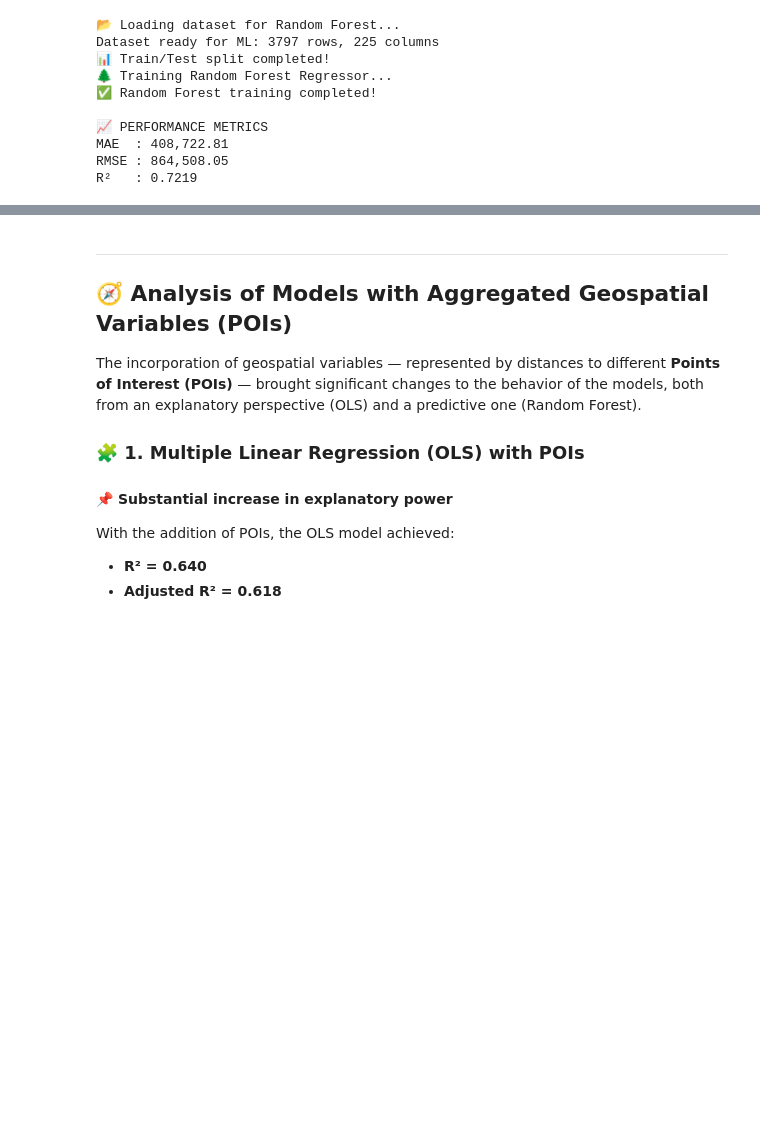
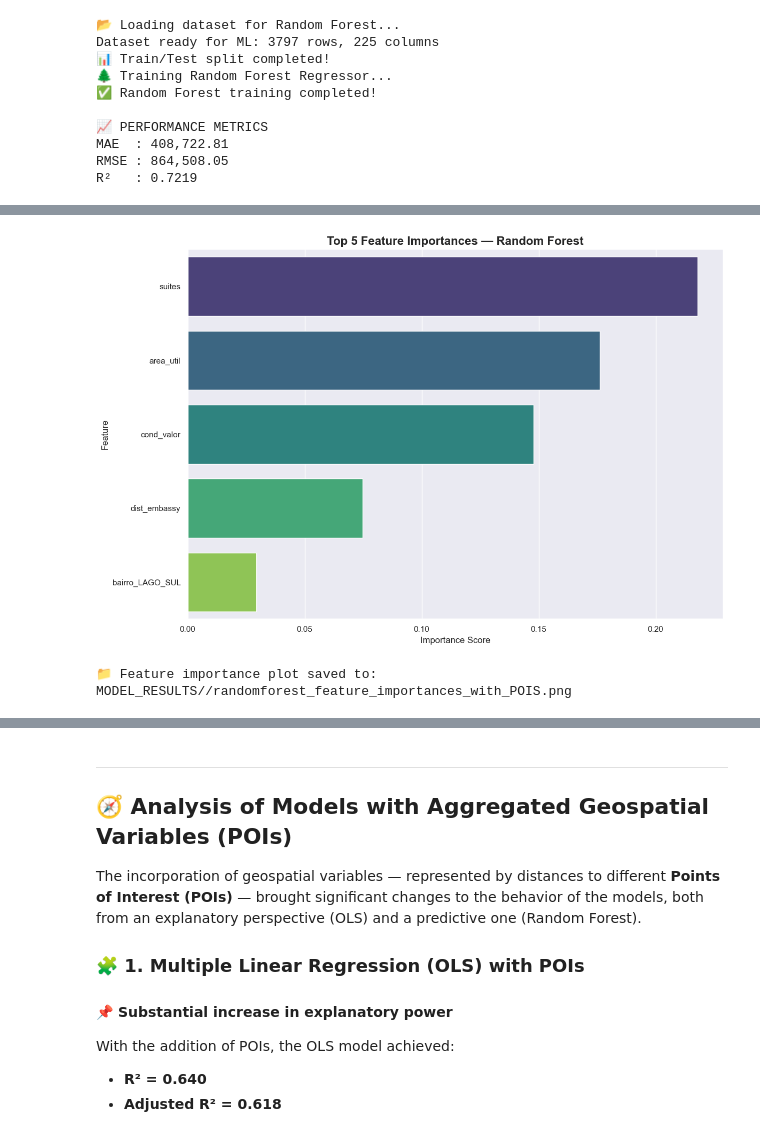
Before and after one commit to willianpina/Geospatial_Analysis_of_Housing_data, a Jupyter notebook: Geospatial_Analysis_of_Housing_Data.ipynb, the cells around one changed output, grey strips where cells are left out. Cells and saved outputs as stored; diff of their text form; code cells hidden in the pictures; blank space fills up the shorter version.

```diff
--- a/Geospatial_Analysis_of_Housing_Data.ipynb
+++ b/Geospatial_Analysis_of_Housing_Data.ipynb
@@ -1842,7 +1842,7 @@ import os
 import numpy as np
 
 # ============================================================
-# 1. LOAD DATASET
+# 1️⃣ LOAD DATASET
 # ============================================================
 data_path = "GEO_DATA_FILE/properties_geo_distances.gpkg"
 print("📂 Loading spatial dataset...")
@@ -1854,18 +1854,18 @@ print(f"Dataset loaded: {df.shape[0]} rows, {df.shape[1]} columns")
 df = df.drop(columns="geometry", errors="ignore")
 
 # ============================================================
-# 2. ENSURE 'bairro' IS STRING
+# 2️⃣  ENSURE 'bairro' IS STRING
 # ============================================================
 df["bairro"] = df["bairro"].astype(str)
 
 # ============================================================
-# 3. CREATE DUMMIES
+# 3️⃣ CREATE DUMMIES
 # ============================================================
 print("🏗️ Creating dummy variables for 'bairro'...")
 df = pd.get_dummies(df, columns=["bairro"], drop_first=True)
 
 # ============================================================
-# 4. CLEAN COLUMN NAMES
+# 4️⃣ CLEAN COLUMN NAMES
 # ============================================================
 df.columns = (
     df.columns
@@ -1882,7 +1882,7 @@ df.columns = (
 )
 
 # ============================================================
-# 5. CONVERT BOOL → INT (silently)
+# 5️⃣ CONVERT BOOL → INT (silently)
 # ============================================================
 bool_cols = df.select_dtypes(include=["bool", "boolean"]).columns.tolist()
 df[bool_cols] = df[bool_cols].astype(int)
@@ -1891,13 +1891,13 @@ df[bool_cols] = df[bool_cols].astype(int)
 df = df.apply(lambda col: col.astype(int) if col.dtype == bool else col)
 
 # ============================================================
-# 6. ENFORCE NUMERIC TYPES
+# 6️⃣ ENFORCE NUMERIC TYPES
 # ============================================================
 df = df.apply(pd.to_numeric, errors="coerce")
 df = df.dropna()
 
 # ============================================================
-# 7. BUILD FORMULA
+# 7️⃣ BUILD FORMULA
 # ============================================================
 target = "valor"
 predictors = [col for col in df.columns if col != target]
@@ -1908,7 +1908,7 @@ print("\n📐 OLS Formula:")
 print(formula)
 
 # ============================================================
-# 8. TRAIN OLS
+# 8️⃣ TRAIN OLS
 # ============================================================
 print("\n🏁 Training OLS model...")
 
@@ -1919,12 +1919,12 @@ print("\n📊 OLS Model Summary:")
 print(ols_full.summary())
 
 # ============================================================
-# 9. SAVE RESULTS
+# 9️⃣ SAVE RESULTS
 # ============================================================
 output_dir = "MODEL_RESULTS"
 os.makedirs(output_dir, exist_ok=True)
 
-with open(os.path.join(output_dir, "ols_model_full_summary.txt"), "w") as f:
+with open(os.path.join(output_dir, "OLS_Model_Summary_With_POIS.txt"), "w") as f:
     f.write(ols_full.summary().as_text())
 
 print("\n💾 Full OLS summary saved!")
@@ -2134,3 +2078,54 @@ for feat in importances.head(10)["feature"]:
+# %%
+# ============================================================
+# 2️⃣ FEATURE IMPORTANCE PLOT — Correct Sorted Order
+# ============================================================
+import seaborn as sns
+import matplotlib.pyplot as plt
+
+output_path = f"{OUTPUT_DIR_MODELS}/randomforest_feature_importances_with_POIS.png"
+
+top_n = 5
+
+# 0️⃣ garantir tipo numérico
+importances["importance"] = importances["importance"].astype(float)
+
+# 1️⃣ ordenar do MAIOR → MENOR
+top_feats = (
+    importances
+    .sort_values("importance", ascending=False)
+    .head(top_n)
+    .copy()
+)
+
+# 2️⃣ Ordem explícita **mantida exatamente igual**
+order_features = top_feats["feature"].tolist()
+
+plt.figure(figsize=(12, 8))
+
+sns.barplot(
+    data=top_feats,
+    x="importance",
+    y="feature",
+    palette="viridis",
+    order=order_features,   # <— preserva a ordem MAIOR → MENOR
+    legend=False,
+    hue="feature",
+
+)
+
+plt.title(f"Top {top_n} Feature Importances — Random Forest",
+          fontsize=16, fontweight="bold")
+plt.xlabel("Importance Score")
+plt.ylabel("Feature")
+plt.tight_layout()
+
+plt.savefig(output_path, dpi=300, bbox_inches="tight")
+plt.show()
+
+print(f"\n📁 Feature importance plot saved to: {output_path}")
+# %% [output]
+[figure, added]
+📁 Feature importance plot saved to: MODEL_RESULTS//randomforest_feature_importances_with_POIS.png
 # %%
 # ======================================================
 # 📊 ACTUAL VS PREDICTED PLOT — RANDOM FOREST MODEL
```
Also changed, not shown: parts of 7 cells of this notebook, 12 other files.
